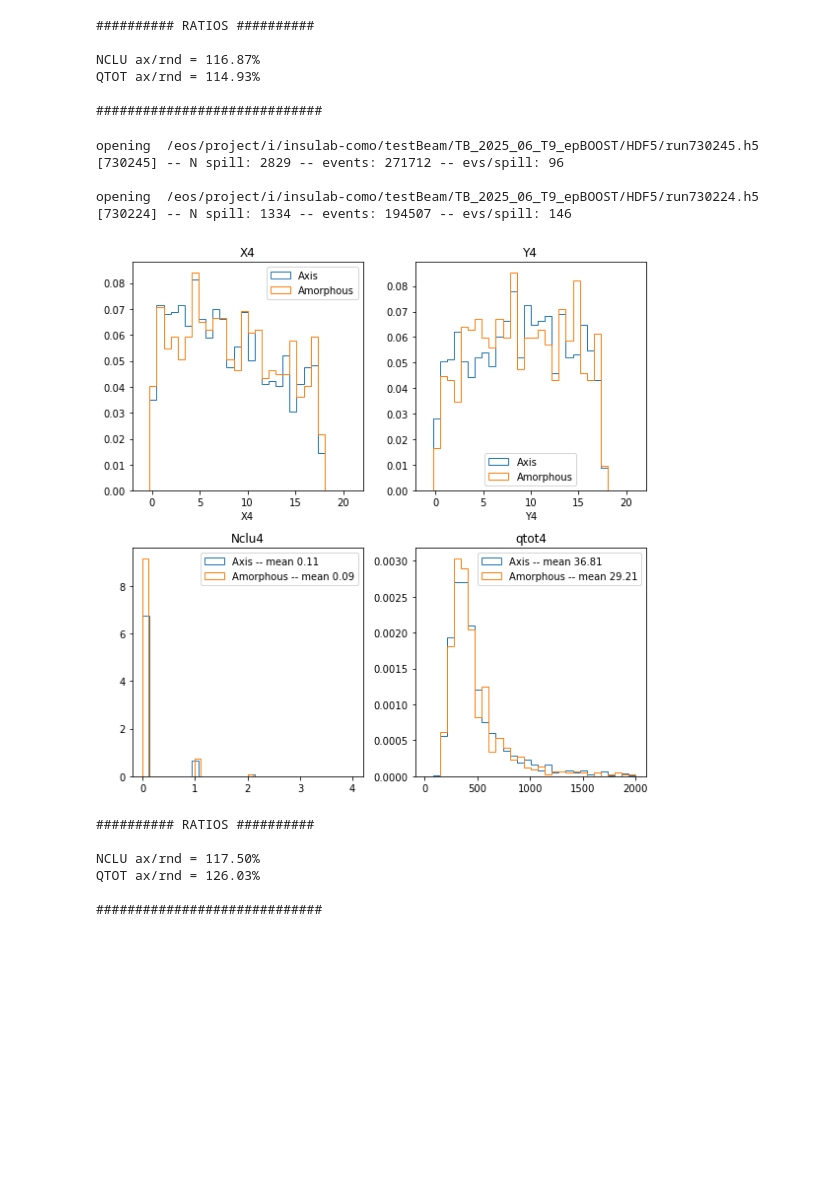
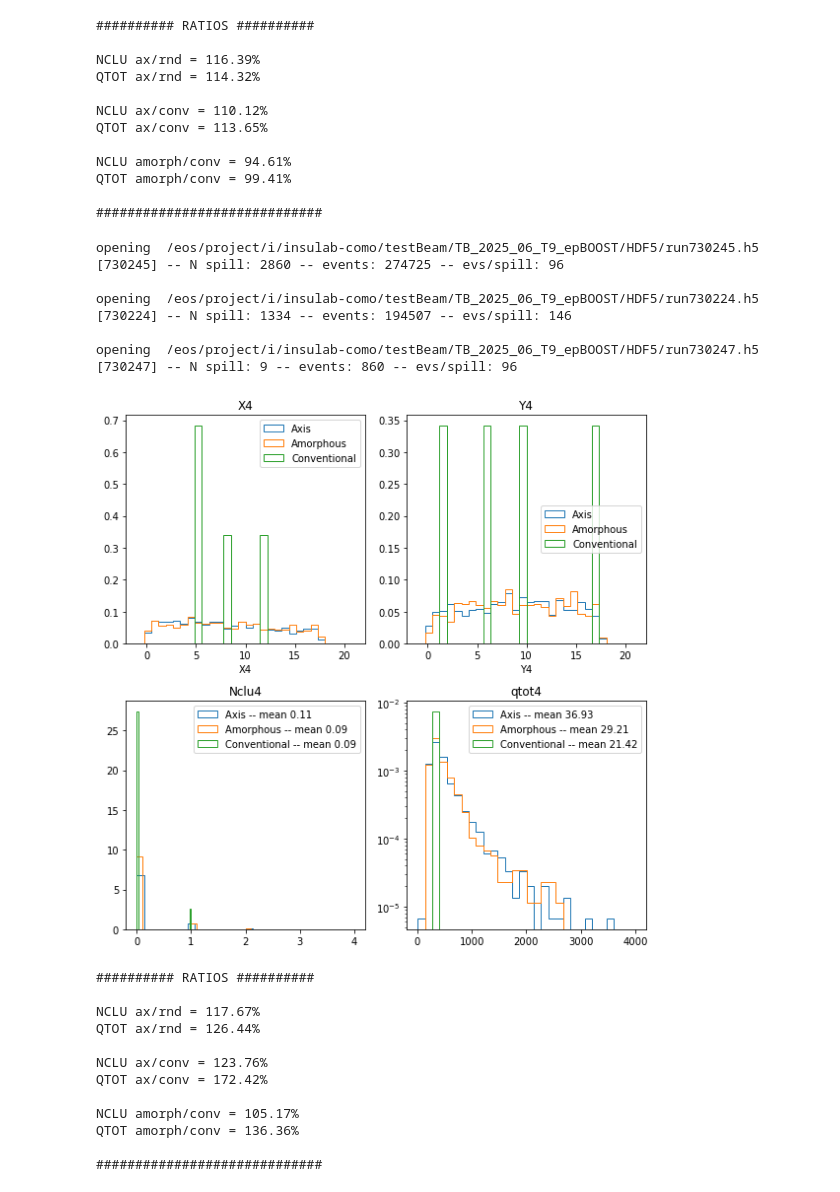
Before and after one commit to Ncanale/eplusBOOST_2025_T9, a Jupyter notebook: OM/compare_epBOOST.ipynb, the cells around one changed output. Drawn from its saved outputs; the diff is of its cells as text; code cells hidden in the pictures; blank space fills up the shorter version.

Commit message:
om for conventional

```diff
--- a/OM/compare_epBOOST.ipynb
+++ b/OM/compare_epBOOST.ipynb
@@ -137,7 +137,7 @@ Run numbers: [730245, 730224]
 # %%
-if any(run in scan_number for run in [730245,730224]):
-    x_cry_cut = [4.65, 5.2]
-    y_cry_cut = [4.6, 5.1]
+if any(run in scan_number for run in [730245,730224,730247]):
+    x_cry_cut = [4.65, 5.15]
+    y_cry_cut = [4.65, 5.1]
 else:
     x_cry_cut = [4.6, 4.9]
     y_cry_cut = [4.7, 5.15]
@@ -236,12 +243,24 @@ unique step values [-29151.014]
 print('########## RATIOS ##########')
 print(f"\nNCLU ax/rnd = {100 * (means_nclu3['Axis'] / means_nclu3['Amorphous']):.2f}% ")
 print(f"QTOT ax/rnd = {100 * (means_qtot3['Axis'] / means_qtot3['Amorphous']):.2f}% \n")
+if 'Conventional' in label_scan:
+    print(f"NCLU ax/conv = {100 * (means_nclu3['Axis'] / means_nclu3['Conventional']):.2f}% ")
+    print(f"QTOT ax/conv = {100 * (means_qtot3['Axis'] / means_qtot3['Conventional']):.2f}% \n")
+    print(f"NCLU amorph/conv = {100 * (means_nclu3['Amorphous'] / means_nclu3['Conventional']):.2f}% ")
+    print(f"QTOT amorph/conv = {100 * (means_qtot3['Amorphous'] / means_qtot3['Conventional']):.2f}% \n")
+else: print()
 print('#############################')
 # %% [output]
 ########## RATIOS ##########
 
-NCLU ax/rnd = 116.87%
-QTOT ax/rnd = 114.93%
+NCLU ax/rnd = 116.39%
+QTOT ax/rnd = 114.32%
+
+NCLU ax/conv = 110.12%
+QTOT ax/conv = 113.65%
+
+NCLU amorph/conv = 94.61%
+QTOT amorph/conv = 99.41%
 
 #############################
 # %%
@@ -261,45 +280,61 @@ for i, run in enumerate(scan_number):
         ax = ax.flatten()
         x4 = xpos[:,6]
         y4 = xpos[:,7]
 
 
         ax[0].hist(x4[mask], bins = 30, range = (-1,21), histtype = 'step', density = iWantDensity,label = label_scan[i])
         ax[0].set_title('X4')
         ax[0].set_xlabel('X4')
         ax[1].hist(y4[mask], bins = 30, range = (-1,21), histtype = 'step', density = iWantDensity, label = label_scan[i])
         ax[1].set_title('Y4')
         ax[1].set_xlabel('Y4')
 
         ax[2].hist(nclu[:,2][mask], bins = 30, histtype = 'step', density = iWantDensity,label = f'{label_scan[i]} -- mean {np.mean(nclu[:,2][mask]):.2f}')
         # ax[2].hist(nclu[:,3][mask], bins = 30, histtype = 'step')
         ax[2].set_title('Nclu4')
-        ax[3].hist(qtot[:,2][mask], bins = 30, range = (10,2000), histtype = 'step', density = iWantDensity,label = f'{label_scan[i]} -- mean {np.mean(qtot[:,2][mask]):.2f}')
+        ax[3].hist(qtot[:,2][mask], bins = 30, range = (10,4000), histtype = 'step', density = iWantDensity,label = f'{label_scan[i]} -- mean {np.mean(qtot[:,2][mask]):.2f}')
         # ax[3].hist(qtot[:,3][mask], bins = 30, range = (10,2000), histtype = 'step')
         ax[3].set_title('qtot4')
+        ax[3].set_yscale('log')
         means_nclu4[label_scan[i]] = np.mean(nclu[:,2][mask])
         means_qtot4[label_scan[i]] = np.mean(qtot[:,2][mask])
 
 
 for a in ax:
     a.legend()
 plt.tight_layout()
 plt.show()
 # %% [output]
 opening  /eos/project/i/insulab-como/testBeam/TB_2025_06_T9_epBOOST/HDF5/run730245.h5
-[730245] -- N spill: 2829 -- events: 271712 -- evs/spill: 96
+[730245] -- N spill: 2860 -- events: 274725 -- evs/spill: 96
 
 opening  /eos/project/i/insulab-como/testBeam/TB_2025_06_T9_epBOOST/HDF5/run730224.h5
 [730224] -- N spill: 1334 -- events: 194507 -- evs/spill: 146
+
+opening  /eos/project/i/insulab-como/testBeam/TB_2025_06_T9_epBOOST/HDF5/run730247.h5
+[730247] -- N spill: 9 -- events: 860 -- evs/spill: 96
-[figure, old version]
+[figure, new version]
 # %%
 print('########## RATIOS ##########')
 print(f"\nNCLU ax/rnd = {100 * (means_nclu4['Axis'] / means_nclu4['Amorphous']):.2f}% ")
 print(f"QTOT ax/rnd = {100 * (means_qtot4['Axis'] / means_qtot4['Amorphous']):.2f}% \n")
+if 'Conventional' in label_scan:
+    print(f"NCLU ax/conv = {100 * (means_nclu4['Axis'] / means_nclu4['Conventional']):.2f}% ")
+    print(f"QTOT ax/conv = {100 * (means_qtot4['Axis'] / means_qtot4['Conventional']):.2f}% \n")
+    print(f"NCLU amorph/conv = {100 * (means_nclu4['Amorphous'] / means_nclu4['Conventional']):.2f}% ")
+    print(f"QTOT amorph/conv = {100 * (means_qtot4['Amorphous'] / means_qtot4['Conventional']):.2f}% \n")
+else: print()
 print('#############################')
 # %% [output]
 ########## RATIOS ##########
 
-NCLU ax/rnd = 117.50%
-QTOT ax/rnd = 126.03%
+NCLU ax/rnd = 117.67%
+QTOT ax/rnd = 126.44%
+
+NCLU ax/conv = 123.76%
+QTOT ax/conv = 172.42%
+
+NCLU amorph/conv = 105.17%
+QTOT amorph/conv = 136.36%
 
 #############################
```
Also changed, not shown: parts of 3 cells of this notebook, 3 other files.
